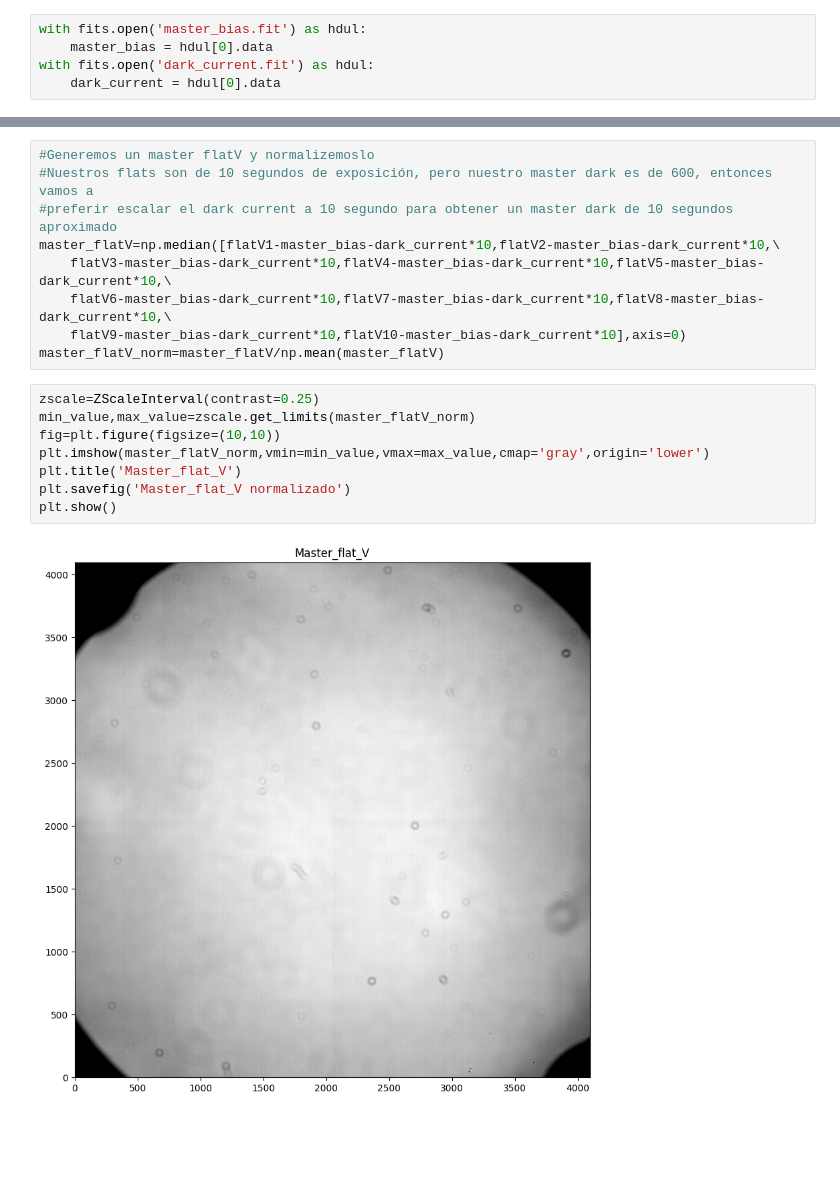
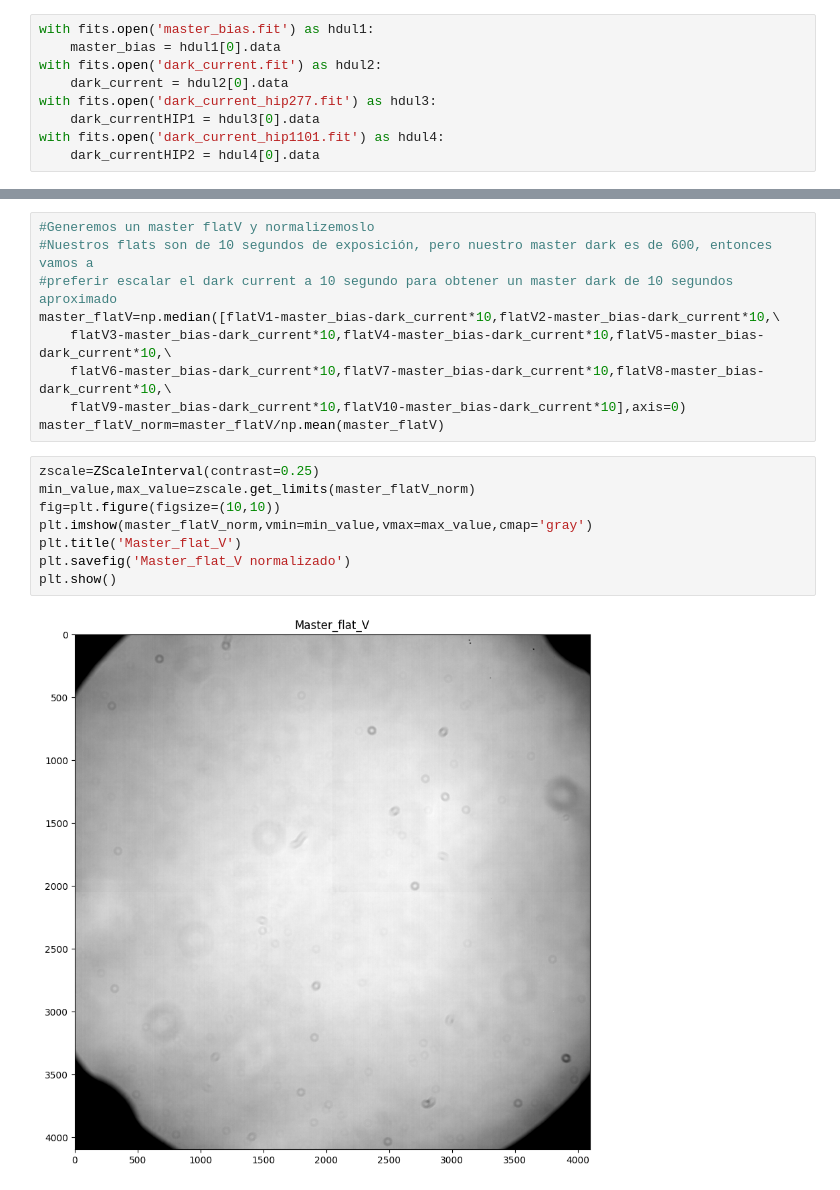
Before and after one commit to Bnyio/Instrumentacion2024, a Jupyter notebook: Master_Flats.ipynb, the cells around one changed output, grey strips where cells are left out. Drawn from its saved outputs; the diff is of its cells as text; blank space fills up the shorter version.

```diff
--- a/Master_Flats.ipynb
+++ b/Master_Flats.ipynb
@@ -31,10 +31,14 @@ flatV8=fits.open('flats/FLAT_V_B11-008.fit')[0].data
 flatV9=fits.open('flats/FLAT_V_B11-009.fit')[0].data
 flatV10=fits.open('flats/FLAT_V_B11-010.fit')[0].data
 # %%
-with fits.open('master_bias.fit') as hdul:
-    master_bias = hdul[0].data
-with fits.open('dark_current.fit') as hdul:
-    dark_current = hdul[0].data
+with fits.open('master_bias.fit') as hdul1:
+    master_bias = hdul1[0].data
+with fits.open('dark_current.fit') as hdul2:
+    dark_current = hdul2[0].data
+with fits.open('dark_current_hip277.fit') as hdul3:
+    dark_currentHIP1 = hdul3[0].data
+with fits.open('dark_current_hip1101.fit') as hdul4:
+    dark_currentHIP2 = hdul4[0].data
 # %%
 #Generemos un master flatB y normalizemoslo
 #Nuestros flats son de 10 segundos de exposición, pero nuestro master dark es de 600, entonces vamos a
@@ -66,11 +70,11 @@ master_flatV_norm=master_flatV/np.mean(master_flatV)
 # %%
 zscale=ZScaleInterval(contrast=0.25)
 min_value,max_value=zscale.get_limits(master_flatV_norm)
 fig=plt.figure(figsize=(10,10))
-plt.imshow(master_flatV_norm,vmin=min_value,vmax=max_value,cmap='gray',origin='lower')
+plt.imshow(master_flatV_norm,vmin=min_value,vmax=max_value,cmap='gray')
 plt.title('Master_flat_V')
 plt.savefig('Master_flat_V normalizado')
 plt.show()
 # %% [output]
-[figure, old version]
+[figure, new version]
 # %%
```
Also changed, not shown: parts of 8 cells of this notebook, 2 other files.
